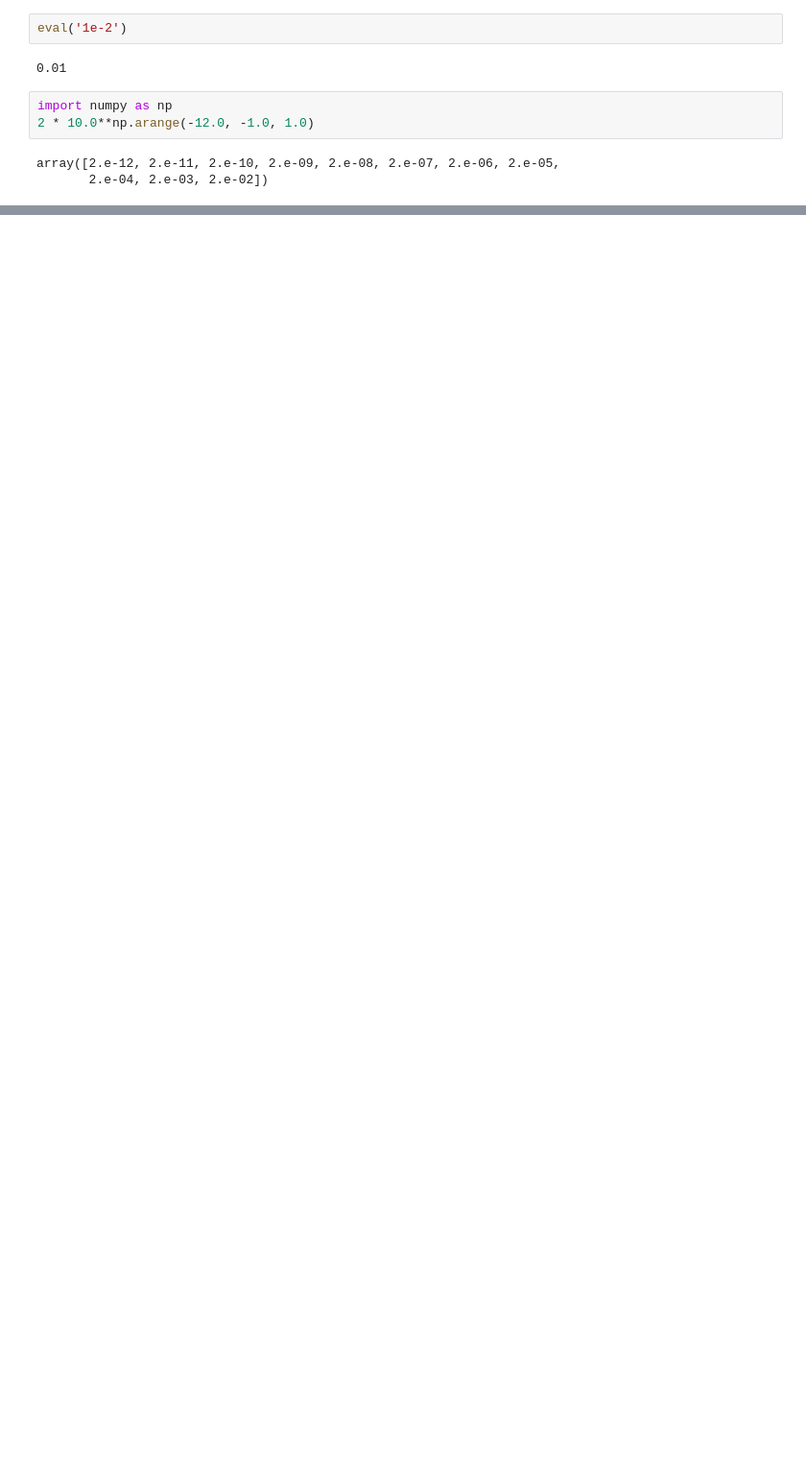
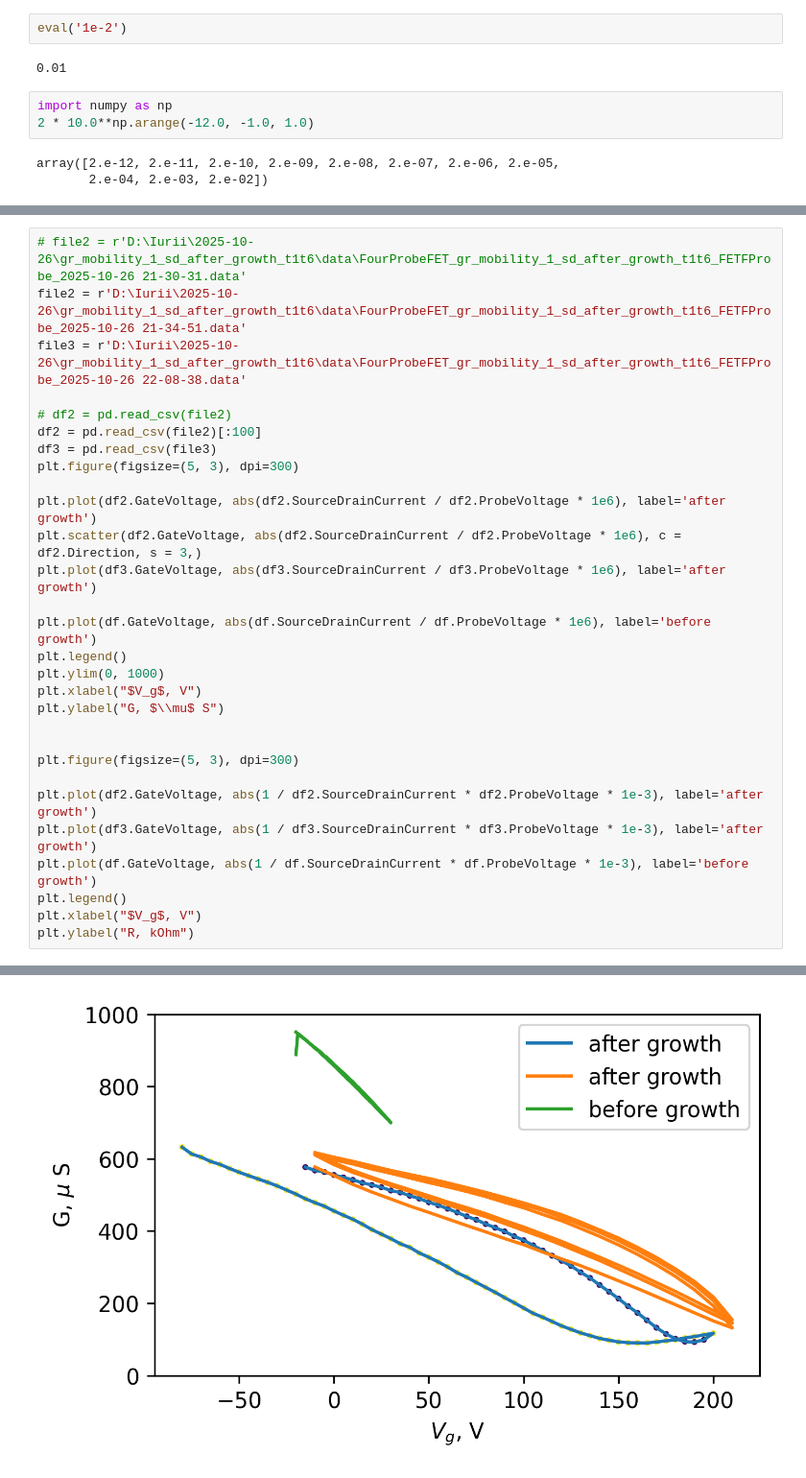
Before and after one commit to colnio/NUSLab, a Jupyter notebook: tst.ipynb, the cells around one changed output, grey strips where cells are left out. Shown at 96% size. Drawn from its saved outputs; the diff is of its cells as text; blank space fills up the shorter version.

```diff
--- a/tst.ipynb
+++ b/tst.ipynb
@@ -389,0 +351,30 @@ I, V
+# %%
+# file2 = r'D:\Iurii\2025-10-26\gr_mobility_1_sd_after_growth_t1t6\data\FourProbeFET_gr_mobility_1_sd_after_growth_t1t6_FETFProbe_2025-10-26 21-30-31.data'
+file2 = r'D:\Iurii\2025-10-26\gr_mobility_1_sd_after_growth_t1t6\data\FourProbeFET_gr_mobility_1_sd_after_growth_t1t6_FETFProbe_2025-10-26 21-34-51.data'
+file3 = r'D:\Iurii\2025-10-26\gr_mobility_1_sd_after_growth_t1t6\data\FourProbeFET_gr_mobility_1_sd_after_growth_t1t6_FETFProbe_2025-10-26 22-08-38.data'
+
+# df2 = pd.read_csv(file2)
+df2 = pd.read_csv(file2)[:100]
+df3 = pd.read_csv(file3)
+plt.figure(figsize=(5, 3), dpi=300)
+
+plt.plot(df2.GateVoltage, abs(df2.SourceDrainCurrent / df2.ProbeVoltage * 1e6), label='after growth')
+plt.scatter(df2.GateVoltage, abs(df2.SourceDrainCurrent / df2.ProbeVoltage * 1e6), c = df2.Direction, s = 3,)
+plt.plot(df3.GateVoltage, abs(df3.SourceDrainCurrent / df3.ProbeVoltage * 1e6), label='after growth')
+
+plt.plot(df.GateVoltage, abs(df.SourceDrainCurrent / df.ProbeVoltage * 1e6), label='before growth')
+plt.legend()
+plt.ylim(0, 1000)
+plt.xlabel("$V_g$, V")
+plt.ylabel("G, $\\mu$ S")
+
+
+plt.figure(figsize=(5, 3), dpi=300)
+
+plt.plot(df2.GateVoltage, abs(1 / df2.SourceDrainCurrent * df2.ProbeVoltage * 1e-3), label='after growth')
+plt.plot(df3.GateVoltage, abs(1 / df3.SourceDrainCurrent * df3.ProbeVoltage * 1e-3), label='after growth')
+plt.plot(df.GateVoltage, abs(1 / df.SourceDrainCurrent * df.ProbeVoltage * 1e-3), label='before growth')
+plt.legend()
+plt.xlabel("$V_g$, V")
+plt.ylabel("R, kOhm")
+# %% [output]
@@ -389,0 +382 @@ I, V
+[figure, added]
```
Also changed, not shown: parts of 39 cells of this notebook, 4 other files.
